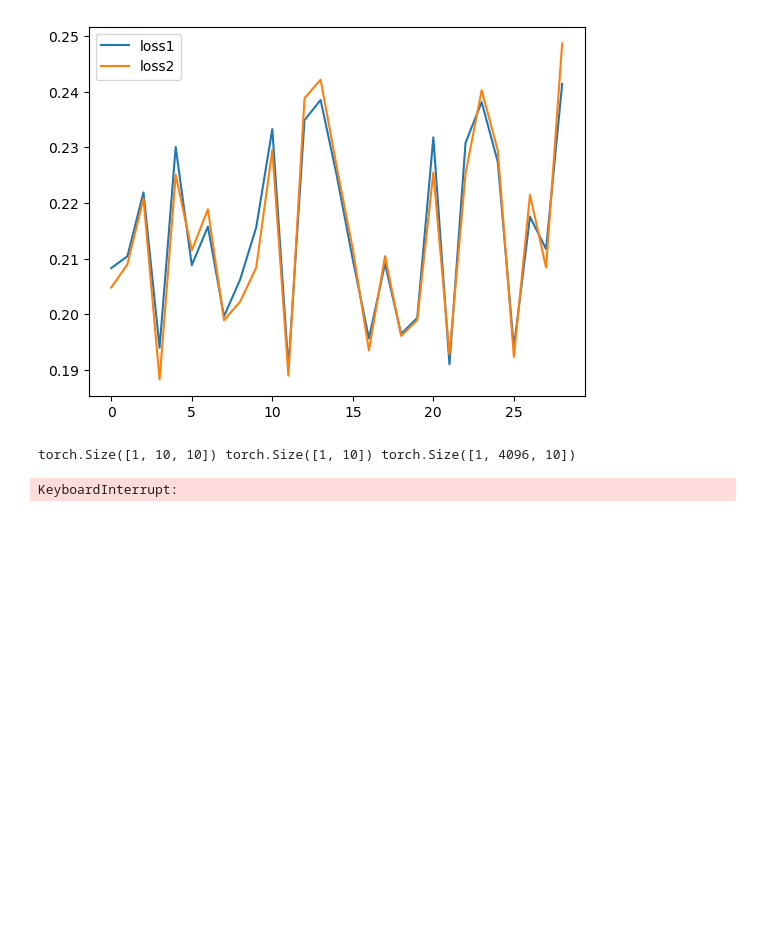
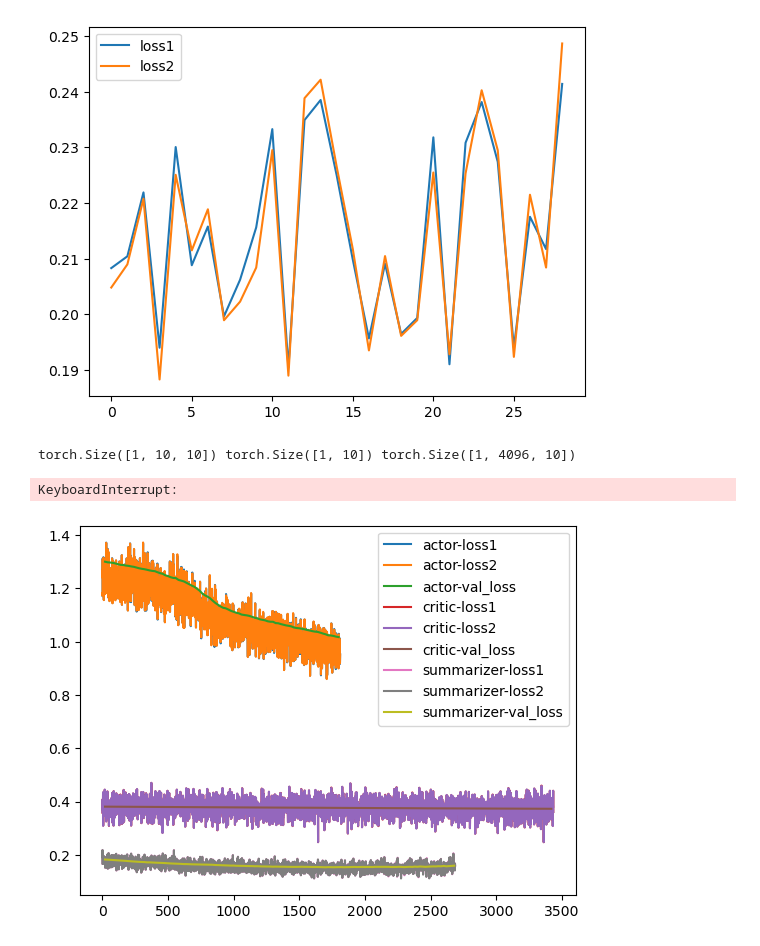
Before and after one commit to heigexiang/ZO-BCD, a Jupyter notebook: softprompt.ipynb, the cells around one changed output. Cells and saved outputs as stored; diff of their text form; code cells hidden in the pictures; blank space fills up the shorter version.

Commit message:
zo_lora_finetuning

```diff
--- a/softprompt.ipynb
+++ b/softprompt.ipynb
@@ -610,3 +610,33 @@ print(torch.norm(soft_prompt_16)**2 / torch.numel(soft_prompt_16))
 print(torch.norm(soft_prompt_init)**2 / torch.numel(soft_prompt_init))
 # %% [output]
 KeyboardInterrupt:
+# %%
+import matplotlib.pyplot as plt
+import pickle
+import numpy as np
+with open('./finetuned_models/actor_llama3_lora/zo_eps_0.001_lr_0.0001_fp16_epoch_2/logs.pkl', 'rb') as f:
+    logs = pickle.load(f)
+    loss1, loss2, val_loss = logs['loss1'], logs['loss2'], logs['val_loss']
+    plt.plot(loss1, label='actor-loss1')
+    plt.plot(loss2, label='actor-loss2')
+    # print(len(loss1), len(val_loss))
+    plt.plot(np.arange(20, len(loss1), 20), val_loss, label='actor-val_loss')
+    plt.legend()
+with open('./finetuned_models/critic_llama3_lora/zo_eps_0.001_lr_0.0001_fp16_epoch_2/logs.pkl', 'rb') as f:
+    logs = pickle.load(f)
+    loss1, loss2, val_loss = logs['loss1'], logs['loss2'], logs['val_loss']
+    plt.plot(loss1, label='critic-loss1')
+    plt.plot(loss2, label='critic-loss2')
+    # print(len(loss1), len(val_loss))
+    plt.plot(np.arange(20, len(loss1), 20), val_loss, label='critic-val_loss')
+    plt.legend()
+with open('./finetuned_models/summarizer_llama3_lora/zo_eps_0.001_lr_0.001_fp16_epoch_2/logs.pkl', 'rb') as f:
+    logs = pickle.load(f)
+    loss1, loss2, val_loss = logs['loss1'], logs['loss2'], logs['val_loss']
+    plt.plot(loss1, label='summarizer-loss1')
+    plt.plot(loss2, label='summarizer-loss2')
+    # print(len(loss1), len(val_loss))
+    plt.plot(np.arange(20, len(loss1), 20), val_loss, label='summarizer-val_loss')
+    plt.legend()
+# %% [output]
+[figure, added]
```
Also changed, not shown: parts of 2 cells of this notebook, 40 other files.
